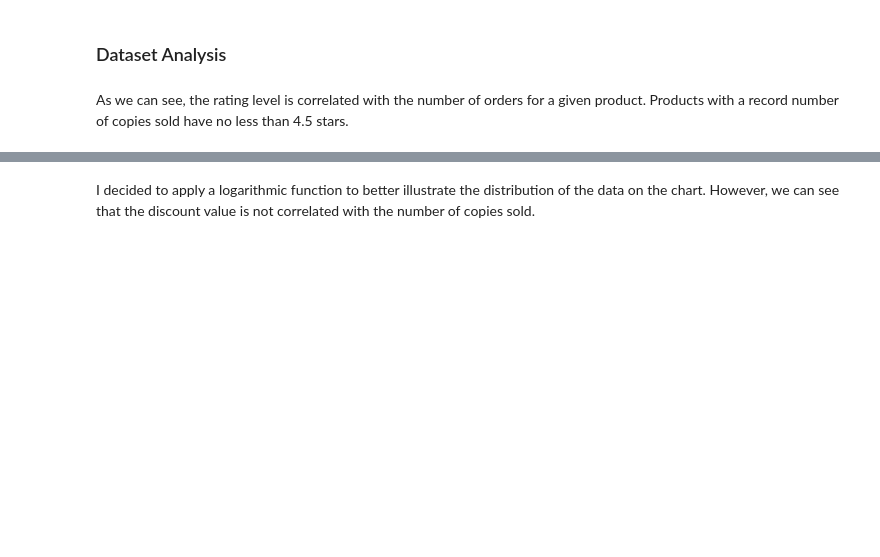
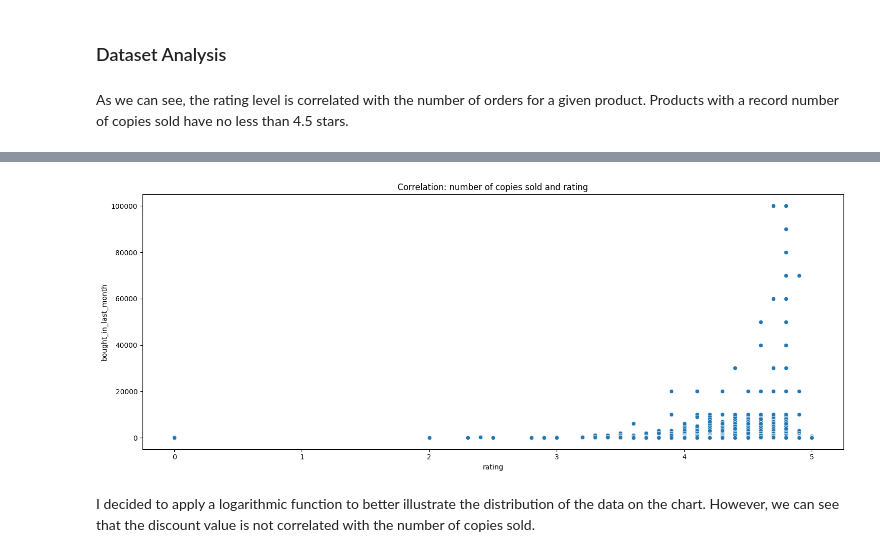
Before and after one commit to JanKotynia/SalesDataAnalysis, a Jupyter notebook: Sales.ipynb, the cells around one changed output, grey strips where cells are left out. Saved outputs shown, nothing was run; the diff lists cells and outputs as text; code cells hidden in the pictures; blank space fills up the shorter version.

Commit message:
Additional charts

```diff
--- a/Sales.ipynb
+++ b/Sales.ipynb
@@ -338,6 +339,21 @@ fig = px.scatter(
 fig.show()
 # %% [output]
 [interactive output not drawn]
+# %%
+plt.figure(figsize=(15, 6))
+sns.scatterplot(
+    data=df,
+    x="rating",
+    y="bought_in_last_month"
+)
+
+plt.title("Correlation: number of copies sold and rating")
+plt.xlabel("rating")
+plt.ylabel("bought_in_last_month")
+plt.tight_layout()
+plt.show()
+# %% [output]
+[figure, added]
 # %% [markdown]
 I decided to apply a logarithmic function to better illustrate the distribution of the data on the chart. However, we can see that the discount value is not correlated with the number of copies sold.
 # %%
```
Also changed, not shown: parts of 9 cells of this notebook.
